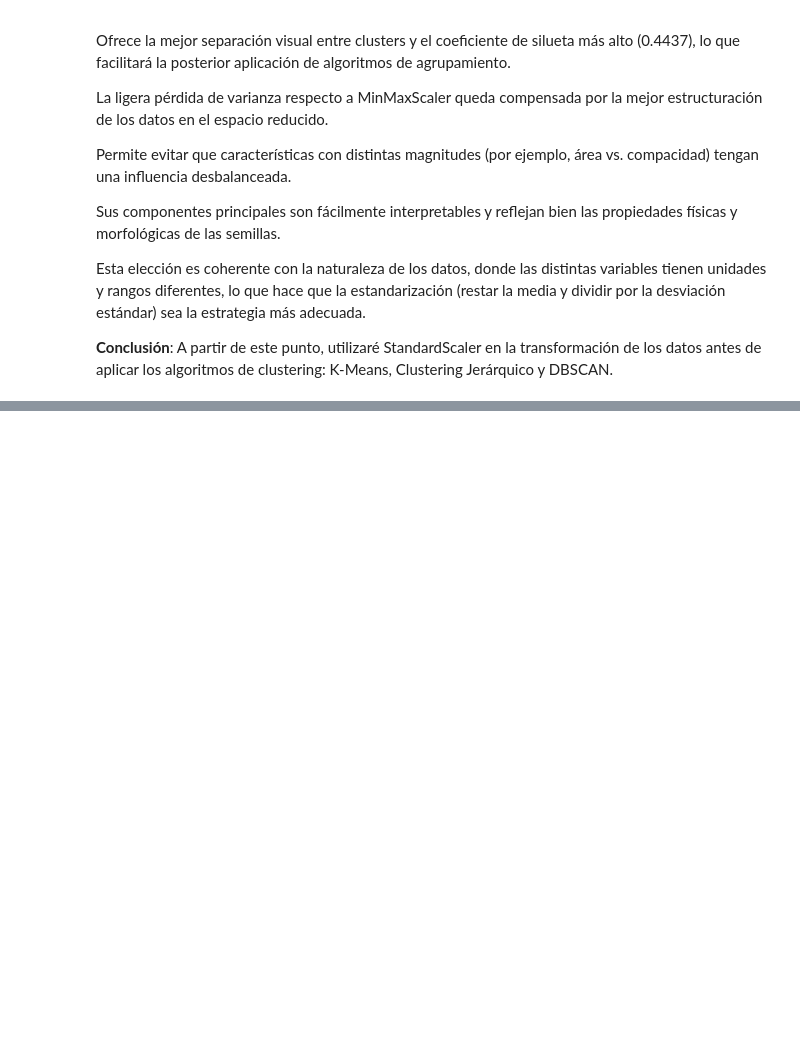
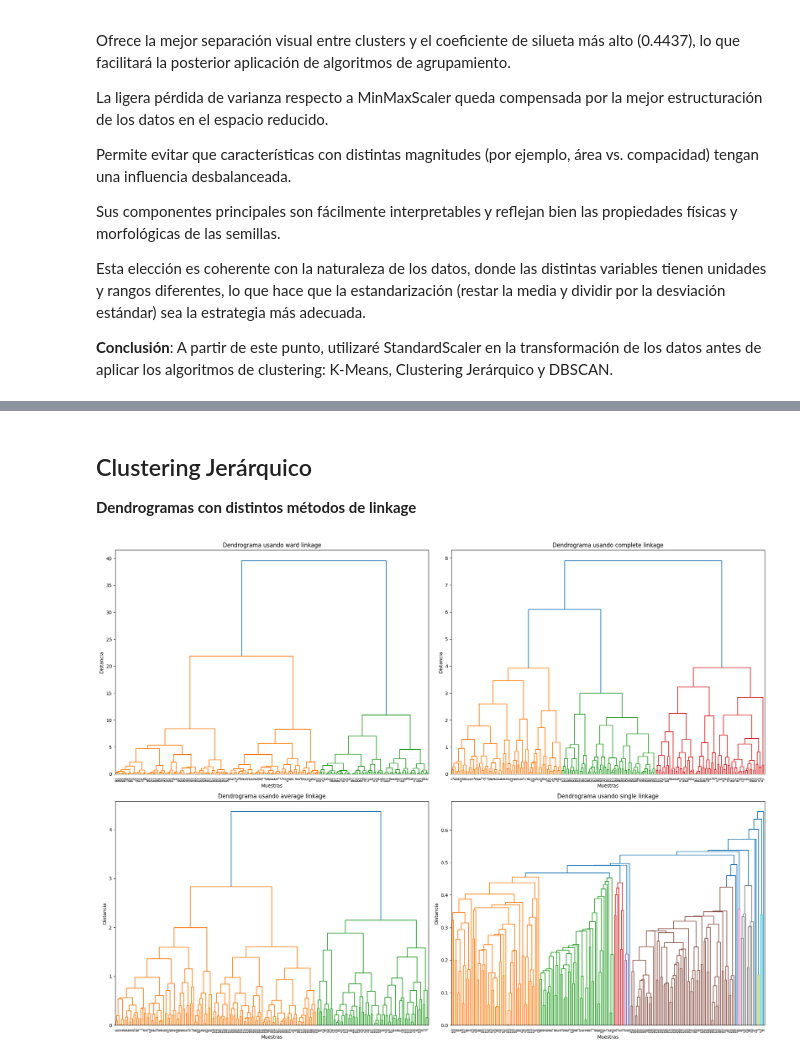
Before and after one commit to arutrosotillo/Aprendizaje-Autom-tico-2, a Jupyter notebook: notebook.ipynb, the cells around one changed output, grey strips where cells are left out. Saved outputs shown, nothing was run; the diff lists cells and outputs as text; code cells hidden in the pictures; blank space fills up the shorter version.

```diff
--- a/notebook.ipynb
+++ b/notebook.ipynb
@@ -229,0 +323,26 @@ Esta elección es coherente con la naturaleza de los datos, donde las distintas
+# %% [markdown]
+## Clustering Jerárquico
+**Dendrogramas con distintos métodos de linkage**
+# %%
+from scipy.cluster.hierarchy import dendrogram, linkage
+import matplotlib.pyplot as plt
+
+linkage_methods = ['ward', 'complete', 'average', 'single']
+plt.figure(figsize=(20, 15))
+
+for i, method in enumerate(linkage_methods):
+    linked = linkage(X_scaled_pca, method=method)
+
+    plt.subplot(2, 2, i+1)
+    dendrogram(linked,
+               orientation='top',
+               distance_sort='descending',
+               show_leaf_counts=True)
+    plt.title(f'Dendrograma usando {method} linkage')
+    plt.xlabel('Muestras')
+    plt.ylabel('Distancia')
+
+plt.tight_layout()
+plt.show()
+# %% [output]
+[figure, added]
```
Also changed, not shown: parts of 27 cells of this notebook, 2 other files.
